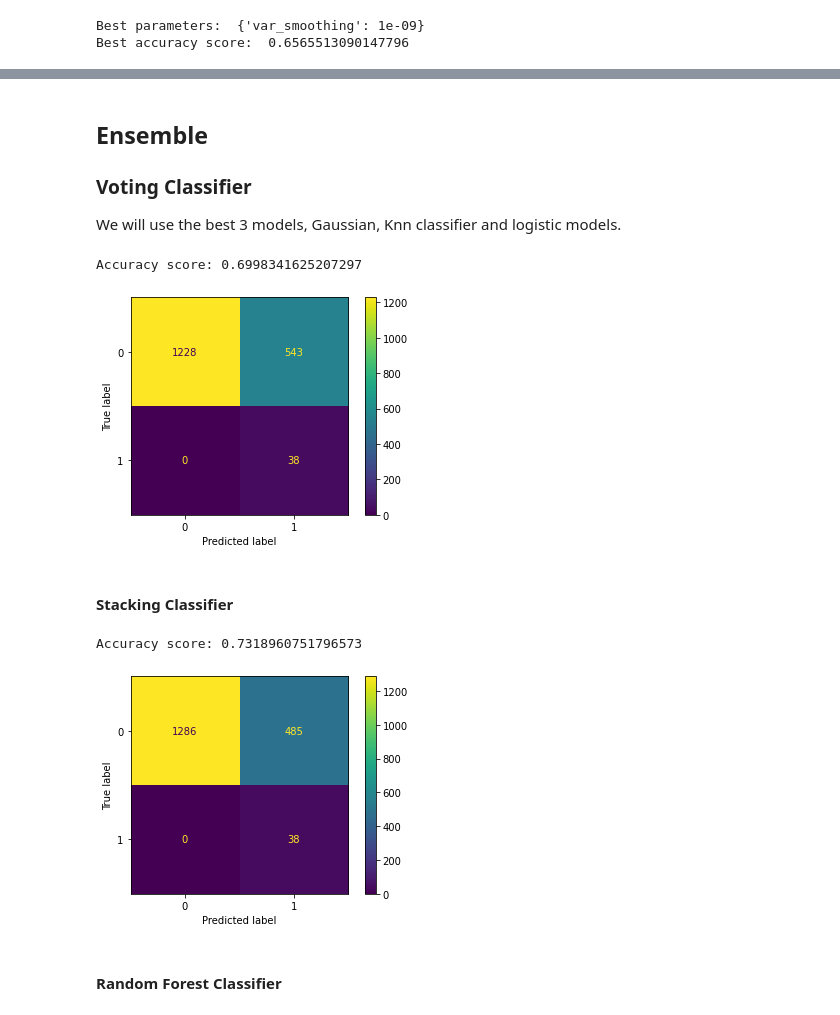
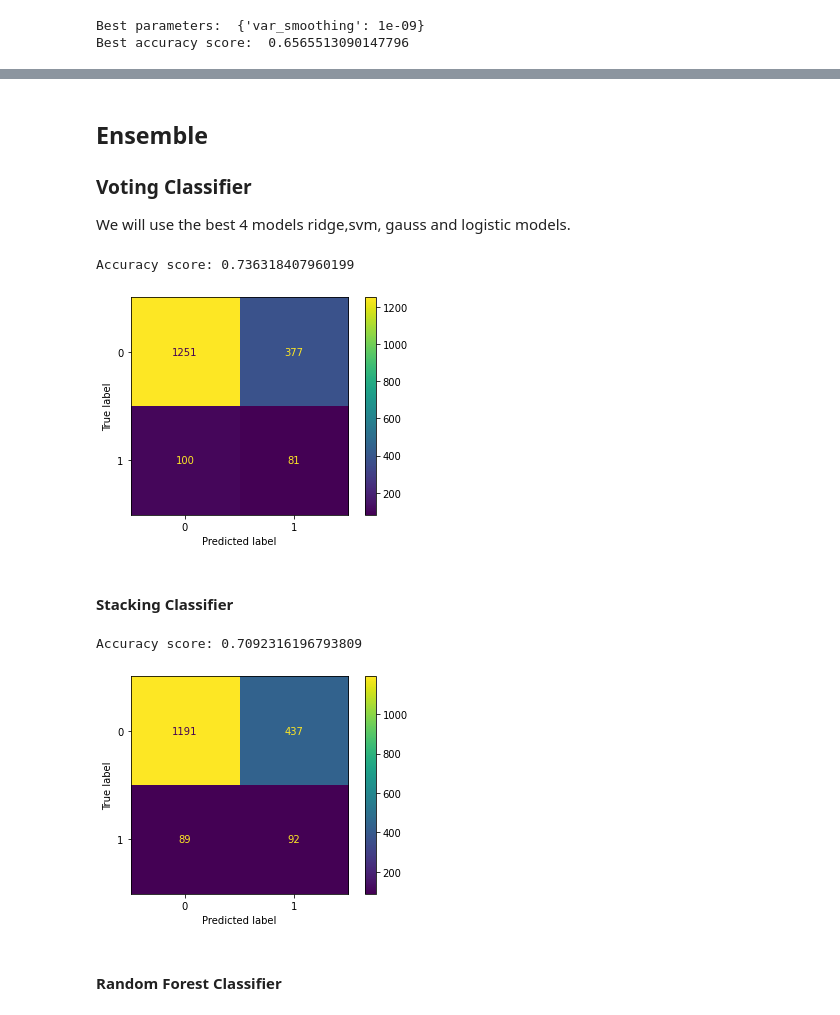
Before and after one commit to ruigomesbioinf/sib_dream_challenge, a Jupyter notebook: src/machine_learning.ipynb, the cells around one changed output, grey strips where cells are left out. Saved outputs shown, nothing was run; the diff lists cells and outputs as text; code cells hidden in the pictures.

```diff
--- a/src/machine_learning.ipynb
+++ b/src/machine_learning.ipynb
@@ -180,3 +184,23 @@ print(f"Accuracy: {scores.mean():.2f} (+/- {scores.std() * 2:.2f})")
 Accuracy: 0.70 (+/- 0.04)
 # %% [markdown]
 ### Support Vector Machine
+# %%
+from sklearn.svm import SVC
+
+# Define the parameter grid
+param_grid = {'C': [0.0001, 0.1, 1],
+              'kernel': ['linear', 'rbf'],
+              }
+
+# Initialize the SVC model
+svc = SVC()
+
+# Initialize the GridSearchCV object
+grid_search = GridSearchCV(svc, param_grid, cv=5)
+
+# Fit the GridSearchCV object to the data
+grid_search.fit(X_train, y_train)
+
+# Print the best parameters and the best score
+print("Best Parameters:", grid_search.best_params_)
+print("Best Score:", grid_search.best_score_)
@@ -183,8 +210,8 @@ Accuracy: 0.70 (+/- 0.04)
 # %%
-from sklearn.svm import SVC
+
 
 # Initialize the model
-clf = SVC(kernel="linear", random_state=42)
+clf = SVC(kernel="rbf", random_state=0, C=1)
 
 # Fit the model to the training data
 clf.fit(X_train, y_train)
@@ -246,7 +273,7 @@ Best accuracy score:  -0.4517393282863157
 # %%
-from sklearn.linear_model import Ridge
 
-ridge = Ridge(alpha = 1e-05, fit_intercept = True, solver = 'sag', max_iter=2000)
+
+ridge = RidgeClassifier(alpha = 1e-05, fit_intercept = False, solver = 'svd', max_iter=2000)
 ridge.fit(X_train, y_train)
 
 ridge_pred = ridge.predict(X_test)
@@ -389,15 +419,16 @@ Accuracy score: 0.802653399668325
 ## Ensemble
 ### Voting Classifier
 
-We will use the best 3 models, Gaussian, Knn classifier and logistic models.
+We will use the best 4 models ridge,svm, gauss and logistic models.
 # %%
 from sklearn.ensemble import VotingClassifier, StackingClassifier
 
 gauss = GaussianNB(var_smoothing=1e-09)
-knn_class = KNeighborsClassifier(n_neighbors = 1)
+svm = SVC(kernel="rbf", random_state=0, C=0.0001)
+#knn_class = KNeighborsClassifier(n_neighbors = 1)
 logistic = LogisticRegression(C=1, penalty="l2", solver='liblinear')
-#ridge = Ridge(alpha=0.1, max_iter=2000)
-eclf = VotingClassifier(estimators=[('gau', gauss), ('knn', knn_class), ('log', logistic)], voting='soft')
+ridge = RidgeClassifier(alpha = 1e-05, fit_intercept = False, solver = 'svd', max_iter=2000)
+eclf = VotingClassifier(estimators=[('svm', svm), ('log', logistic), ('rg',ridge), ('gau',gauss)], voting='hard')
 
 eclf = eclf.fit(X_train, y_train)
 
@@ -415,33 +446,33 @@ disp_tree = ConfusionMatrixDisplay(confusion_matrix=cm_tree, display_labels=eclf
 disp_tree.plot()
 plt.show()
 # %% [output]
-Accuracy score: 0.6998341625207297
+Accuracy score: 0.736318407960199
-[figure, old version]
+[figure, new version]
 # %% [markdown]
 #### Stacking Classifier
 # %%
 # Create the stacking ensemble
-eclf = StackingClassifier(estimators=[('knn', knn_class), ('log', logistic)], final_estimator=gauss)
+eclf = StackingClassifier(estimators=[('rg', ridge), ('svm', svm), ("gau",gauss)], final_estimator=logistic)
 
 # Fit the ensemble to the training data
 eclf.fit(X_train, y_train)
 
 # Get the predictions on the test set
 y_pred = eclf.predict(X_test)
 
 score = accuracy_score(y_test, y_pred)
 
 # Print the score
 print(f'Accuracy score: {score}')
 
 
 cm_tree = confusion_matrix(y_test, y_pred, labels=eclf.classes_)
 disp_tree = ConfusionMatrixDisplay(confusion_matrix=cm_tree, display_labels=eclf.classes_)
 disp_tree.plot()
 plt.show()
 # %% [output]
-Accuracy score: 0.7318960751796573
+Accuracy score: 0.7092316196793809
-[figure, old version]
+[figure, new version]
 # %% [markdown]
 #### Random Forest Classifier
 # %%
```
Also changed, not shown: parts of 13 cells of this notebook.
